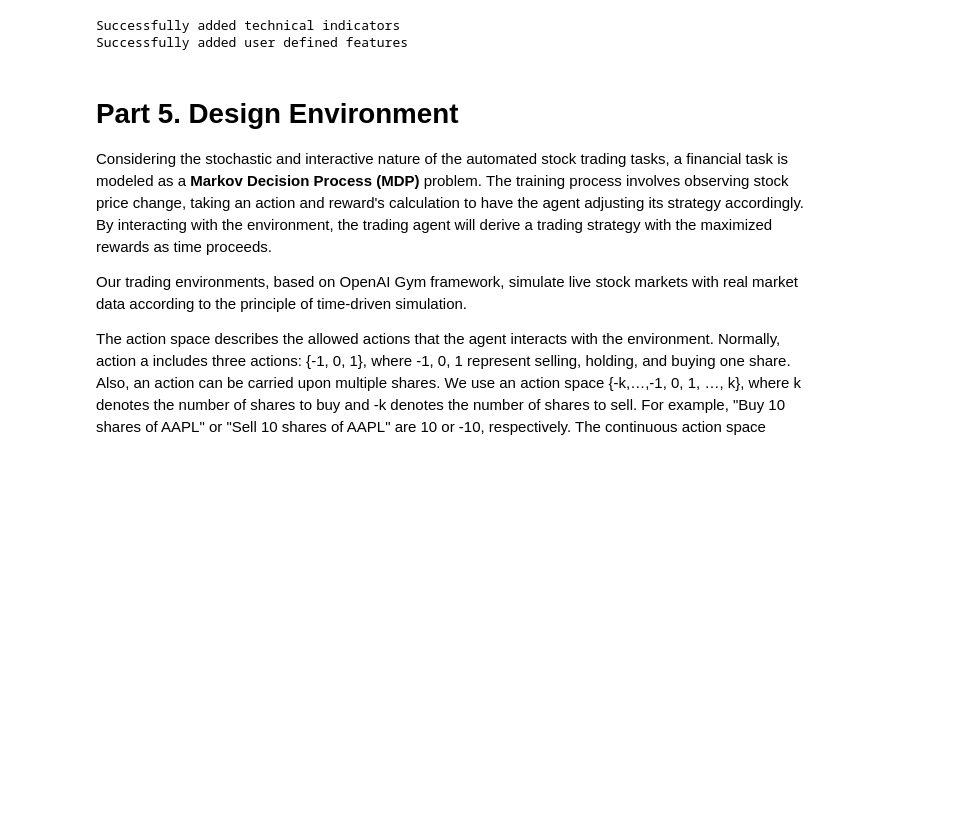
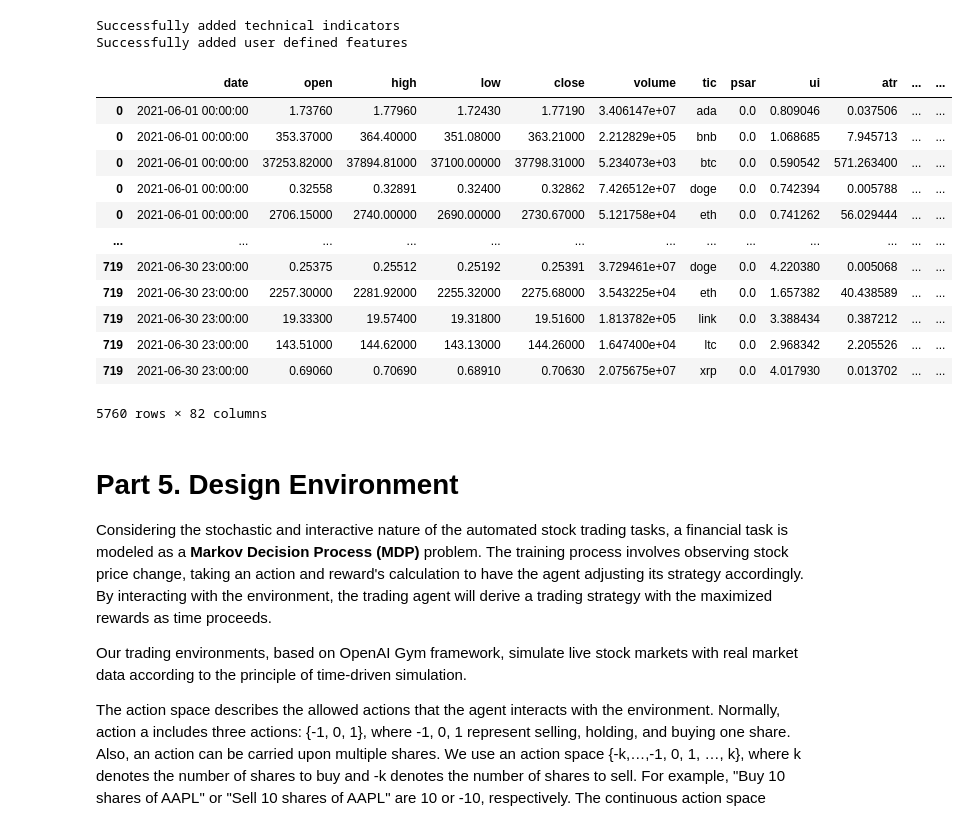
Before and after one commit to Toroi01/TradingRLBot, a Jupyter notebook: main.ipynb, the cells around one changed output. Cells and saved outputs as stored; diff of their text form; code cells hidden in the pictures; blank space fills up the shorter version.

```diff
--- a/main.ipynb
+++ b/main.ipynb
@@ -111,6 +106,23 @@ Successfully added technical indicators
 Successfully added user defined features
 # %%
 df.to_pickle(config.DATA_SAVE_DIR+"/preprocess_df.pkl")
+# %%
+#df_preprocess = fe.preprocess_data(df)
+data_split(df_preprocess,"2021-06-01", "2021-07-01")
+# %% [output]
+|  | date | open | high | low | close | volume | tic | psar | ui | atr | ... | ... |
+| 0 | 2021-06-01 00:00:00 | 1.73760 | 1.77960 | 1.72430 | 1.77190 | 3.406147e+07 | ada | 0.0 | 0.809046 | 0.037506 | ... | ... |
+| 0 | 2021-06-01 00:00:00 | 353.37000 | 364.40000 | 351.08000 | 363.21000 | 2.212829e+05 | bnb | 0.0 | 1.068685 | 7.945713 | ... | ... |
+| 0 | 2021-06-01 00:00:00 | 37253.82000 | 37894.81000 | 37100.00000 | 37798.31000 | 5.234073e+03 | btc | 0.0 | 0.590542 | 571.263400 | ... | ... |
+| 0 | 2021-06-01 00:00:00 | 0.32558 | 0.32891 | 0.32400 | 0.32862 | 7.426512e+07 | doge | 0.0 | 0.742394 | 0.005788 | ... | ... |
+| 0 | 2021-06-01 00:00:00 | 2706.15000 | 2740.00000 | 2690.00000 | 2730.67000 | 5.121758e+04 | eth | 0.0 | 0.741262 | 56.029444 | ... | ... |
+| ... | ... | ... | ... | ... | ... | ... | ... | ... | ... | ... | ... | ... |
+| 719 | 2021-06-30 23:00:00 | 0.25375 | 0.25512 | 0.25192 | 0.25391 | 3.729461e+07 | doge | 0.0 | 4.220380 | 0.005068 | ... | ... |
+| 719 | 2021-06-30 23:00:00 | 2257.30000 | 2281.92000 | 2255.32000 | 2275.68000 | 3.543225e+04 | eth | 0.0 | 1.657382 | 40.438589 | ... | ... |
+| 719 | 2021-06-30 23:00:00 | 19.33300 | 19.57400 | 19.31800 | 19.51600 | 1.813782e+05 | link | 0.0 | 3.388434 | 0.387212 | ... | ... |
+| 719 | 2021-06-30 23:00:00 | 143.51000 | 144.62000 | 143.13000 | 144.26000 | 1.647400e+04 | ltc | 0.0 | 2.968342 | 2.205526 | ... | ... |
+| 719 | 2021-06-30 23:00:00 | 0.69060 | 0.70690 | 0.68910 | 0.70630 | 2.075675e+07 | xrp | 0.0 | 4.017930 | 0.013702 | ... | ... |
+5760 rows × 82 columns
 # %% [markdown]
 <a id='4'></a>
 # Part 5. Design Environment
```
Also changed, not shown: parts of 19 cells of this notebook, 28 other files.
